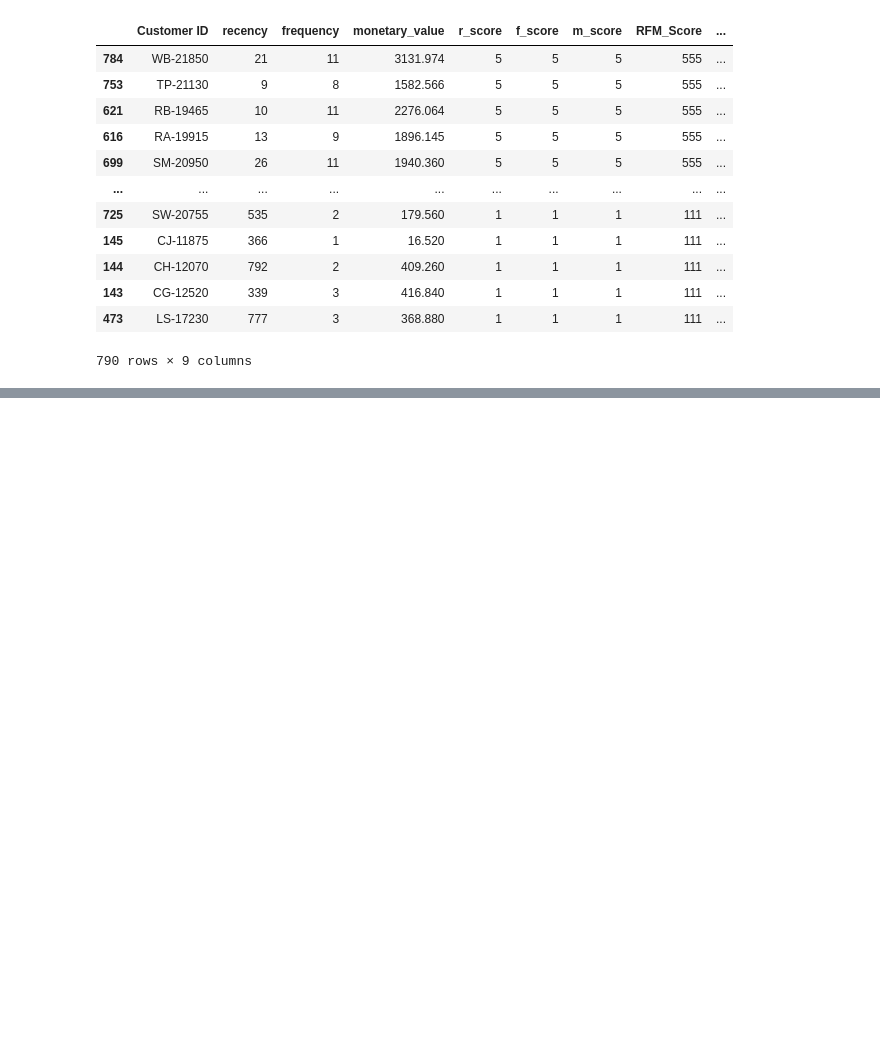
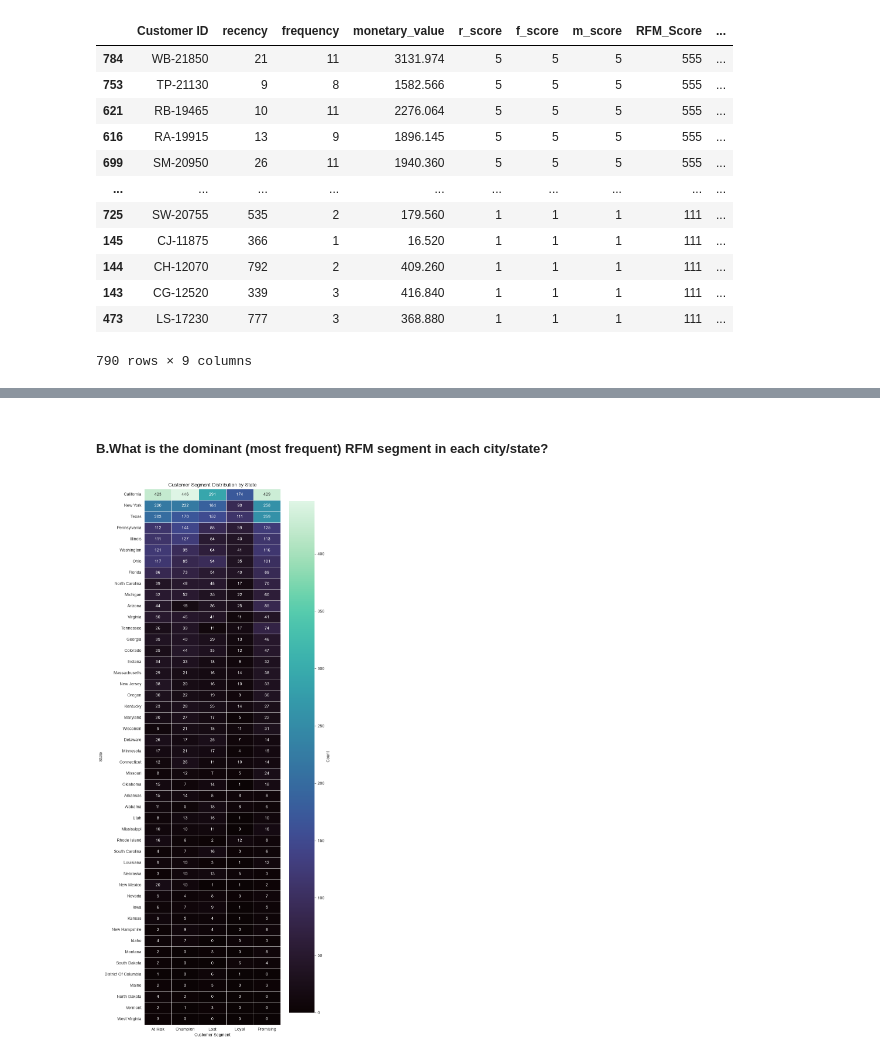
Before and after one commit to Taqey/Mini-Project-One, a Jupyter notebook: SuperStore.ipynb, the cells around one changed output, grey strips where cells are left out. Saved outputs shown, nothing was run; the diff lists cells and outputs as text; code cells hidden in the pictures; blank space fills up the shorter version.

```diff
--- a/SuperStore.ipynb
+++ b/SuperStore.ipynb
@@ -71,0 +249,2 @@ rfm
+# %%
+df=merge_rfm(df, rfm)
@@ -88,0 +279,6 @@ plt.show()
+# %% [markdown]
+##### B.What is the dominant (most frequent) RFM segment in each city/state?
+# %%
+dominant_df = plot_dominant_segment_heatmap(df, region_col='State')
+# %% [output]
+[figure, added]
```
Also changed, not shown: parts of 32 cells of this notebook, 3 other files.
